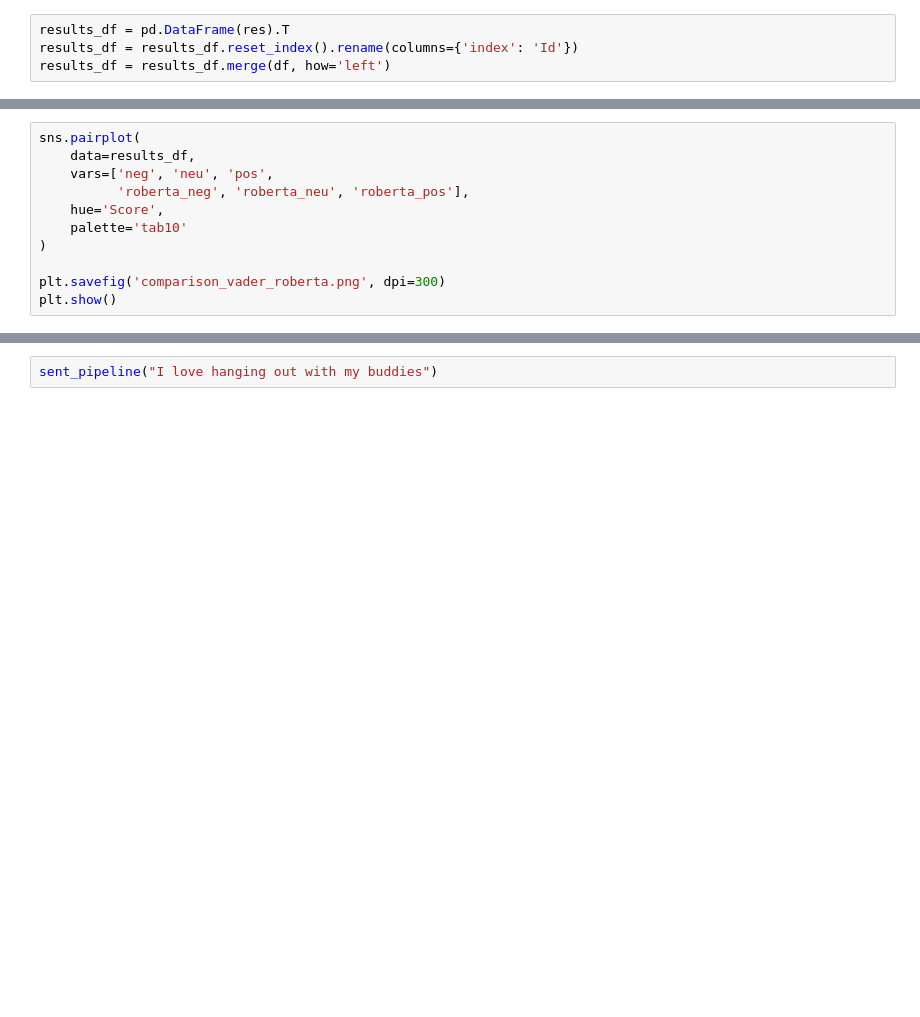
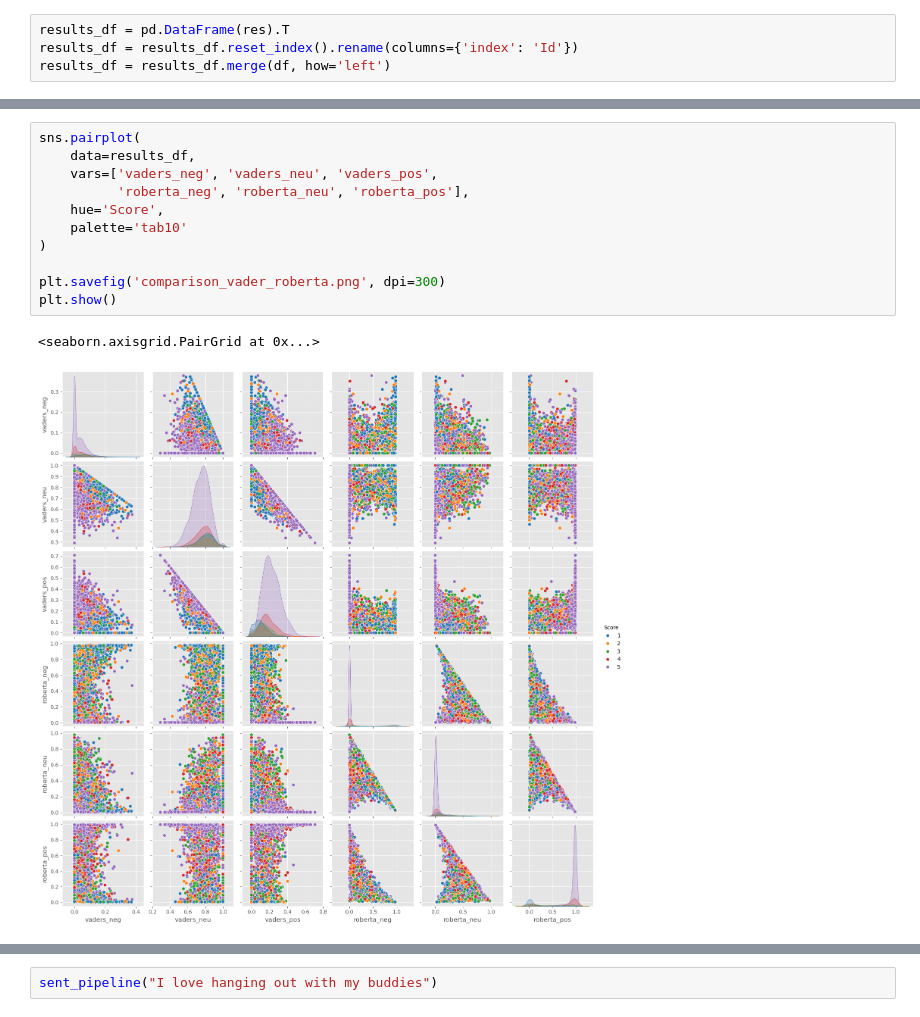
Before and after one commit to KeneanDita/Moods-and-Morsels, a Jupyter notebook: M&M.ipynb, the cells around one changed output, grey strips where cells are left out. Cells and saved outputs as stored; diff of their text form; blank space fills up the shorter version.

```diff
--- a/M&M.ipynb
+++ b/M&M.ipynb
@@ -309,14 +316,17 @@ results_df.head()
 # %%
 sns.pairplot(
     data=results_df,
-    vars=['neg', 'neu', 'pos',
+    vars=['vaders_neg', 'vaders_neu', 'vaders_pos',
           'roberta_neg', 'roberta_neu', 'roberta_pos'],
     hue='Score',
     palette='tab10'
 )
 
 plt.savefig('comparison_vader_roberta.png', dpi=300)
 plt.show()
+# %% [output]
+<seaborn.axisgrid.PairGrid at 0x...>
+[figure, added]
 # %%
 results_df.query('Score == 1') \
     .sort_values('roberta_pos', ascending=False)['Text'].values[0]
```
Also changed, not shown: parts of 7 cells of this notebook.
